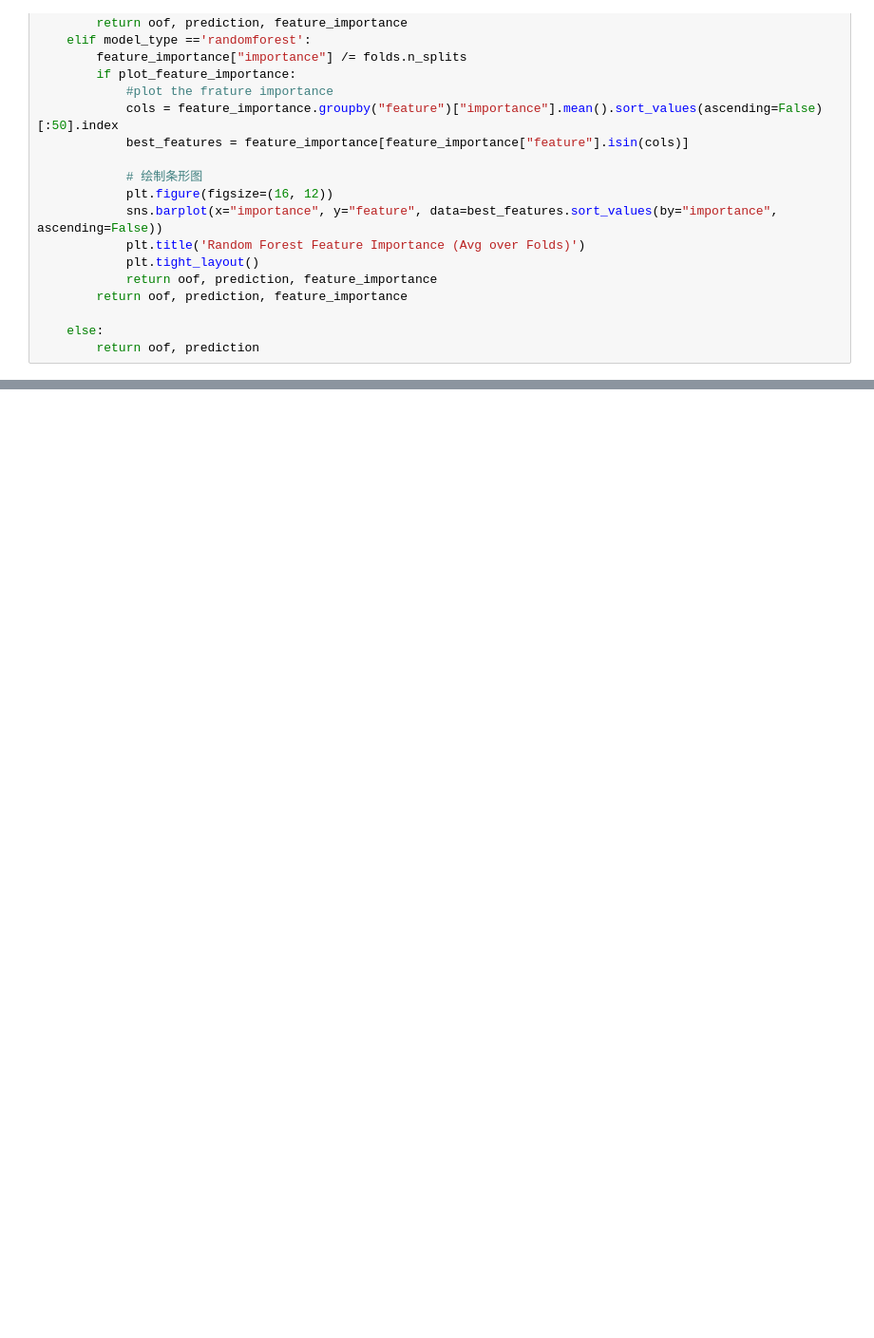
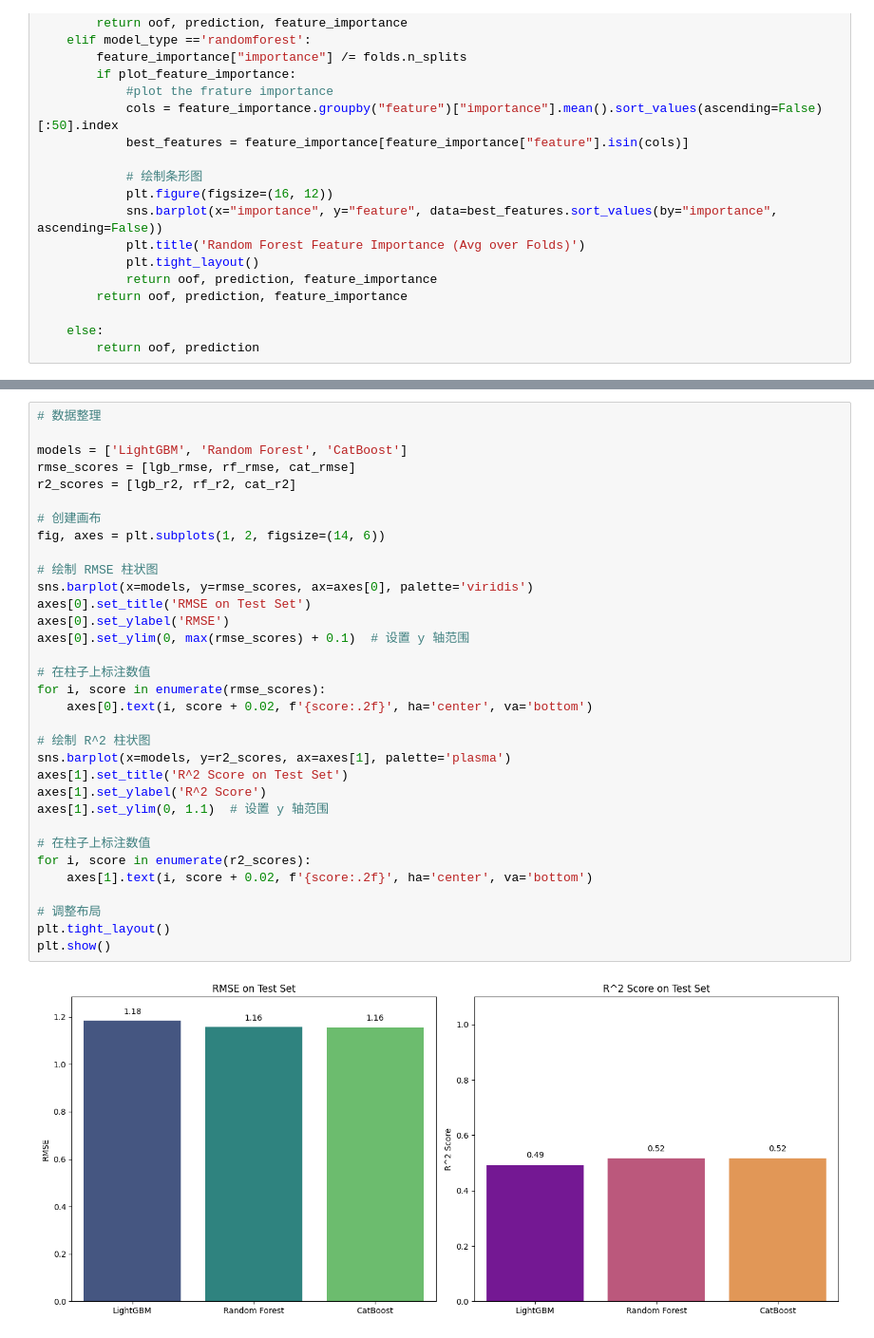
Before and after one commit to feiyiLB/comp3522, a Jupyter notebook: Notebooks/Model.ipynb, the cells around one changed output, grey strips where cells are left out. Shown at 95% size. Drawn from its saved outputs; the diff is of its cells as text; blank space fills up the shorter version.

```diff
--- a/Notebooks/Model.ipynb
+++ b/Notebooks/Model.ipynb
@@ -466,0 +625,35 @@ LGB_R2:  0.6663513039730437
+# %%
+# 数据整理
+
+models = ['LightGBM', 'Random Forest', 'CatBoost']
+rmse_scores = [lgb_rmse, rf_rmse, cat_rmse]
+r2_scores = [lgb_r2, rf_r2, cat_r2]
+
+# 创建画布
+fig, axes = plt.subplots(1, 2, figsize=(14, 6))
+
+# 绘制 RMSE 柱状图
+sns.barplot(x=models, y=rmse_scores, ax=axes[0], palette='viridis')
+axes[0].set_title('RMSE on Test Set')
+axes[0].set_ylabel('RMSE')
+axes[0].set_ylim(0, max(rmse_scores) + 0.1)  # 设置 y 轴范围
+
+# 在柱子上标注数值
+for i, score in enumerate(rmse_scores):
+    axes[0].text(i, score + 0.02, f'{score:.2f}', ha='center', va='bottom')
+
+# 绘制 R^2 柱状图
+sns.barplot(x=models, y=r2_scores, ax=axes[1], palette='plasma')
+axes[1].set_title('R^2 Score on Test Set')
+axes[1].set_ylabel('R^2 Score')
+axes[1].set_ylim(0, 1.1)  # 设置 y 轴范围
+
+# 在柱子上标注数值
+for i, score in enumerate(r2_scores):
+    axes[1].text(i, score + 0.02, f'{score:.2f}', ha='center', va='bottom')
+
+# 调整布局
+plt.tight_layout()
+plt.show()
+# %% [output]
+[figure, added]
```
Also changed, not shown: parts of 22 cells of this notebook, 10 other files.
